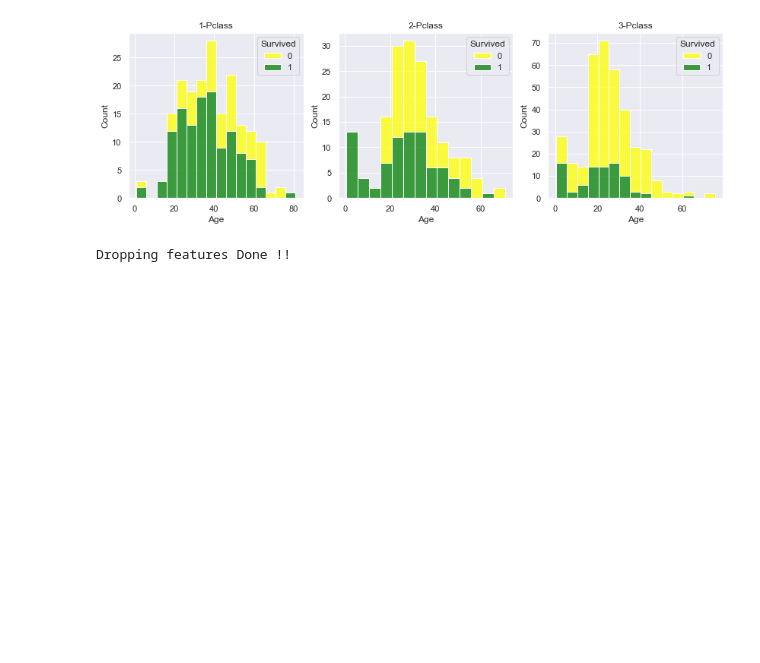
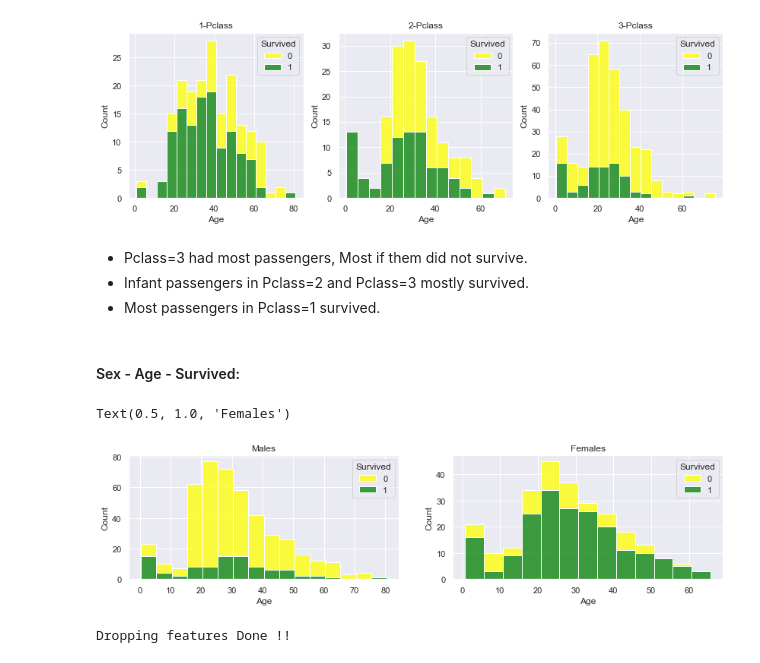
Before and after one commit to surviffer/5_titanic, a Jupyter notebook: eda.ipynb, the cells around one changed output. Drawn from its saved outputs; the diff is of its cells as text; code cells hidden in the pictures; blank space fills up the shorter version.

```diff
--- a/eda.ipynb
+++ b/eda.ipynb
@@ -207,6 +236,19 @@ sns.histplot(data = train.loc[train["Pclass"]==3] , x = "Age" , hue = "Survived"
 plt.show()
 # %% [output]
 [figure]
+# %% [markdown]
+- Pclass=3 had most passengers, Most if them did not survive.
+- Infant passengers in Pclass=2 and Pclass=3 mostly survived.
+- Most passengers in Pclass=1 survived.
+# %% [markdown]
+#### Sex - Age - Survived:
+# %%
+plot , ax = plt.subplots(1 , 2 , figsize=(14,3))
+sns.histplot(data = train.loc[train["Sex"]=="male"] , x = "Age" , hue = "Survived",binwidth=5,ax = ax[0],palette = sns.color_palette(["yellow" , "green"]),multiple = "stack").set_title("Males")
+sns.histplot(data = train.loc[train["Sex"]=="female"] , x = "Age" , hue = "Survived",binwidth=5,ax = ax[1],palette = sns.color_palette(["yellow" , "green"]),multiple = "stack").set_title("Females")
+# %% [output]
+Text(0.5, 1.0, 'Females')
+[figure, added]
 # %%
 train.drop(columns = ["PassengerId"] , inplace = True)
 combine = [train , test]
```
Also changed, not shown: parts of 22 cells of this notebook.
